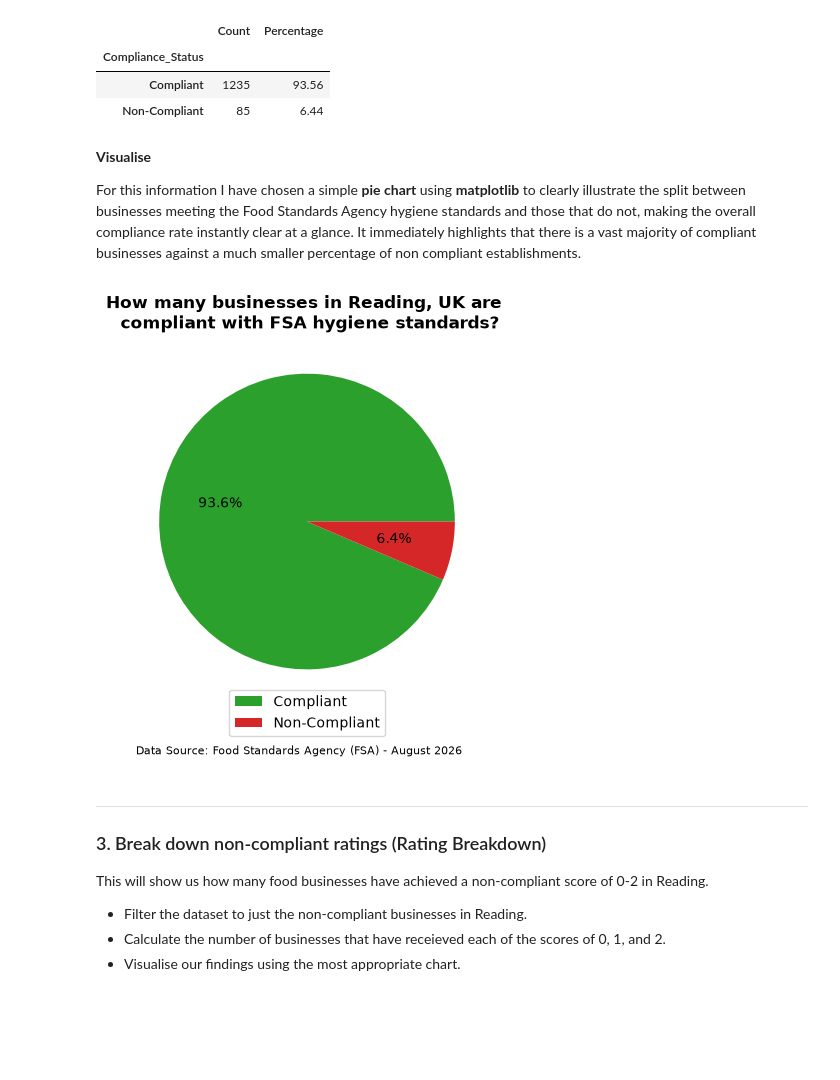
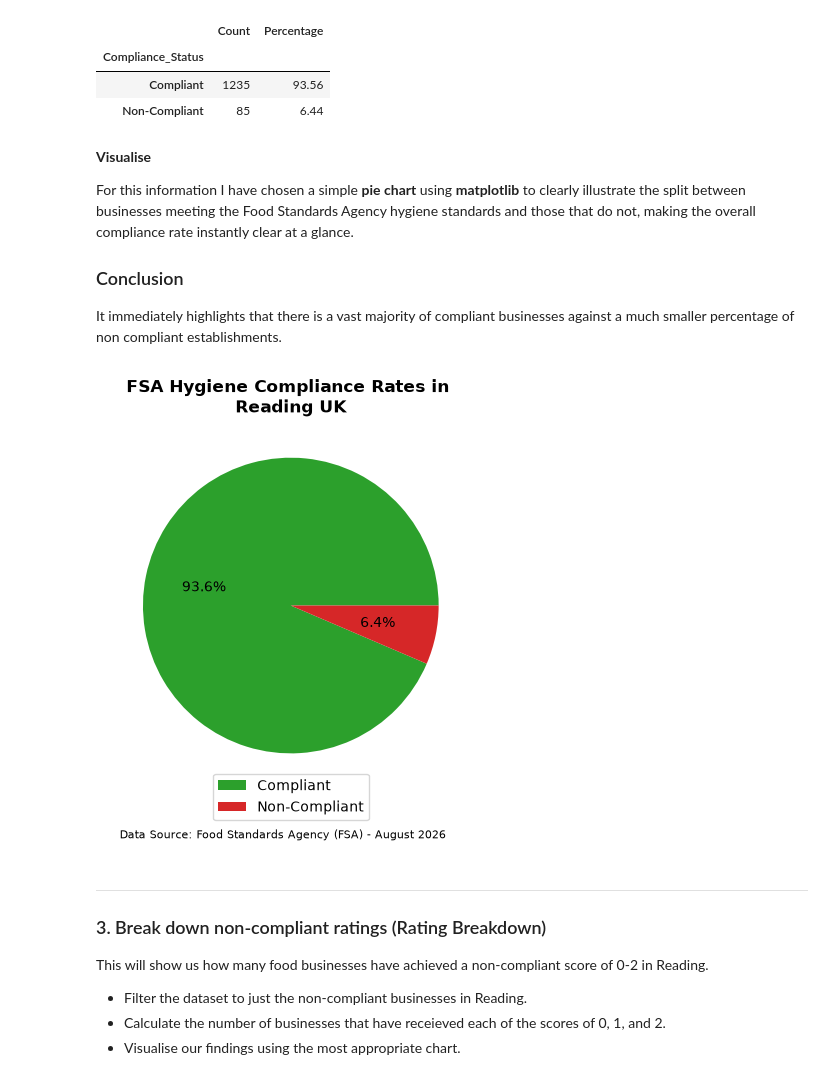
Before and after one commit to danb160/reading_food_hygiene_analysis, a Jupyter notebook: jupyter_notebooks/rfh_analysis_and_visualisations.ipynb, the cells around one changed output. Cells and saved outputs as stored; diff of their text form; code cells hidden in the pictures; blank space fills up the shorter version.

Commit message:
Update compliance title and add conclusions

```diff
--- a/jupyter_notebooks/rfh_analysis_and_visualisations.ipynb
+++ b/jupyter_notebooks/rfh_analysis_and_visualisations.ipynb
@@ -144,16 +144,19 @@ display(compliance_summary)
 **Visualise**
 
 For this information I have chosen a simple **pie chart** using **matplotlib** to clearly illustrate the split between businesses meeting the Food Standards Agency hygiene standards and those that do not, making the overall compliance rate instantly clear at a glance.
+
+### Conclusion
+
 It immediately highlights that there is a vast majority of compliant businesses against a much smaller percentage of non compliant establishments.
 # %%
 colours = ['#2ca02c', '#d62728']  # Green for Compliant, Red for Non-Compliant
 plt.pie(compliance_counts, labels=None, autopct='%1.1f%%', colors=colours)
-plt.title('How many businesses in Reading, UK are \n compliant with FSA hygiene standards?', fontweight='bold')
+plt.title('FSA Hygiene Compliance Rates in \nReading UK', fontweight='bold')
 plt.legend(compliance_counts.index, loc='lower center', bbox_to_anchor=(0.5, -0.1))
 plt.figtext(0.5, 0.01, 'Data Source: Food Standards Agency (FSA) - August 2026', ha='center', fontsize=8)
 plt.show()
 # %% [output]
-[figure, old version]
+[figure, new version]
 # %% [markdown]
 ---
 ### 3. Break down non-compliant ratings (Rating Breakdown)
```
Also changed, not shown: parts of 4 cells of this notebook.
